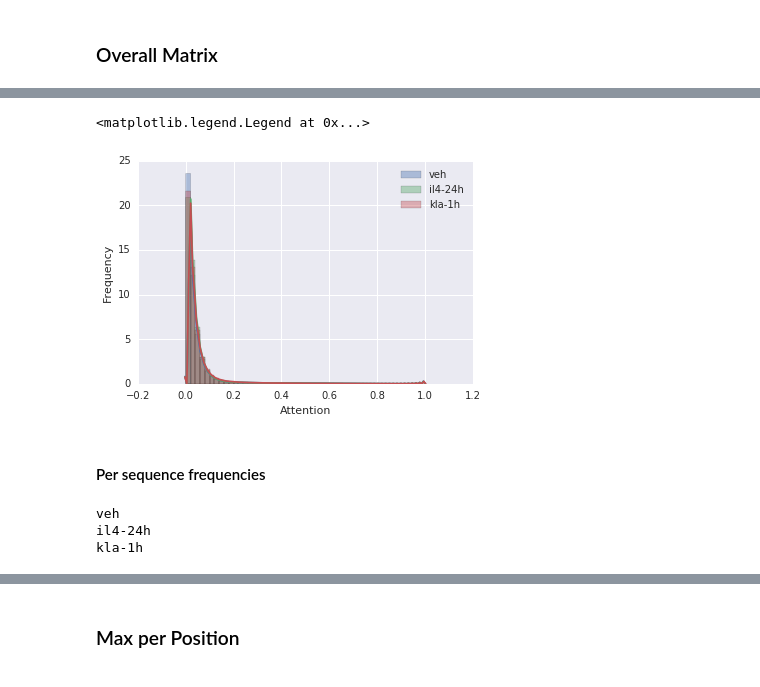
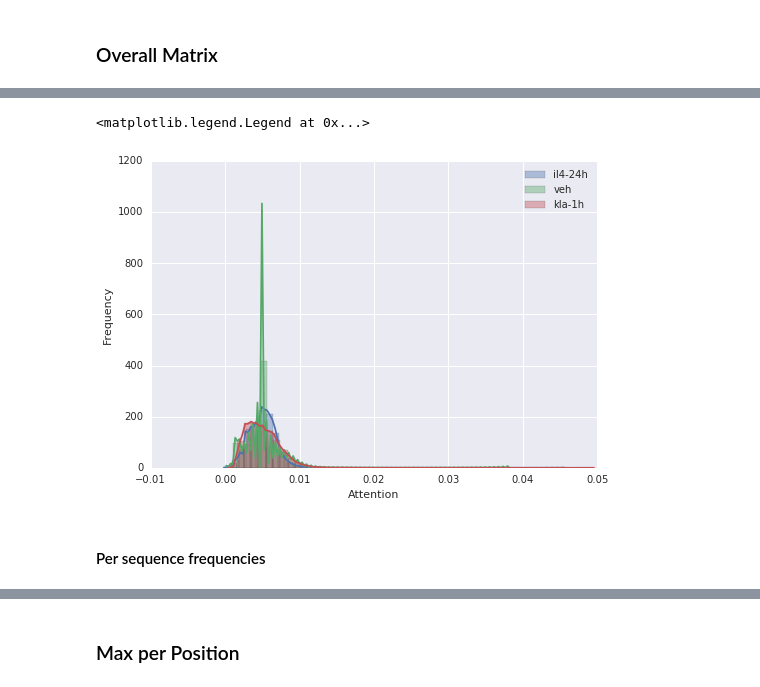
Before and after one commit to jenhantao/genomic_grammar, a Jupyter notebook: Attention Only Classification Analysis.ipynb, the cells around one changed output, grey strips where cells are left out. Drawn from its saved outputs; the diff is of its cells as text; code cells hidden in the pictures.

```diff
--- a/Attention Only Classification Analysis.ipynb
+++ b/Attention Only Classification Analysis.ipynb
@@ -129,7 +134,8 @@ large_convolution_model 9851
 # %%
 condition_model_dict = {}
 # %%
-num_epochs = 1
+num_epochs = 20
+num_iterations = 1
 all_rocs = []
 all_accuracies = []
 all_precisions = []
@@ -141,7 +147,7 @@ iteration_list = []
 train_dotAttention = True
 train_convolution = True
 train_large_convolution = True
-for iteration in range(1,2):
+for iteration in range(1,num_iterations + 1):
     print('iteration', iteration)
     for treatment in treatment_positive_fasta_dict:
         positive_sequence_arrays = treatment_positive_seqArray_dict[treatment]
@@ -379,5 +369,5 @@ ________________________________________________________________________________
 # %%
-# condition_model_dict = {}
+condition_model_dict = {}
 for f in os.listdir(working_directory + '/models_classification/'):
     treatment_modelType = f.replace('_weights.h5','')
     modelType = treatment_modelType.split('_')[0]
@@ -409,5 +399,6 @@ for f in os.listdir(working_directory + '/models_classification/'):
             num_classes=2)
     current_model.load_weights(working_directory + '/models_classification/' + treatment_modelType + '_weights.h5')
     condition_model_dict[treatment_modelType] = current_model
+    print(current_model.count_params())
 # %% [output]
 LargeConvolution_kla-1h_weights.h5
@@ -577,7 +582,9 @@ def get_sequence_attention(model, sequence_arrays, sequence_size, adjacent_bp_po
     return attention
 # %%
 treatment_attention_dict = {}
-for ps in ['c57bl6_kla-1h_peaks.fasta', 'c57bl6_veh_peaks.fasta', 'c57bl6_il4-24h_peaks.fasta']:
+for ps in ['c57bl6_kla-1h_peaks.fasta',
+           'c57bl6_veh_peaks.fasta',
+           'c57bl6_il4-24h_peaks.fasta']:
     treatment = ps.split('_')[1]
     print('***',treatment, '***')
     fasta_seq = treatment_positive_fasta_dict[treatment]
@@ -596,3 +607,5 @@ for ps in ['c57bl6_kla-1h_peaks.fasta', 'c57bl6_veh_peaks.fasta', 'c57bl6_il4-24
 ## Visualize Attention
 # %% [markdown]
 ### Overall Matrix
+# %%
+sns.set_context('notebook')
@@ -599,13 +663,13 @@ for ps in ['c57bl6_kla-1h_peaks.fasta', 'c57bl6_veh_peaks.fasta', 'c57bl6_il4-24
 # %%
 for treatment in treatment_attention_dict:
     treatment_attention = treatment_attention_dict[treatment]
-    sns.distplot(treatment_attention.flatten(), label = treatment)
+    sns.distplot(treatment_attention[:1000].flatten(), label = treatment)
 plt.xlabel('Attention')
 plt.ylabel('Frequency')
 plt.legend()
 # %% [output]
 <matplotlib.legend.Legend at 0x...>
-[figure, old version]
+[figure, new version]
 # %% [markdown]
 #### Per sequence frequencies
 # %%
@@ -625,10 +689,6 @@ for treatment in treatment_attention_dict:
             normalized_count_list.append(count/matrix_size)
             treatment_list.append(treatment)
             threshold_list.append(threshold)
-# %% [output]
-veh
-il4-24h
-kla-1h
 # %%
 frame = pd.DataFrame({'Treatment': treatment_list,
                       'Threshold': threshold_list,
```
Also changed, not shown: parts of 26 cells of this notebook.
